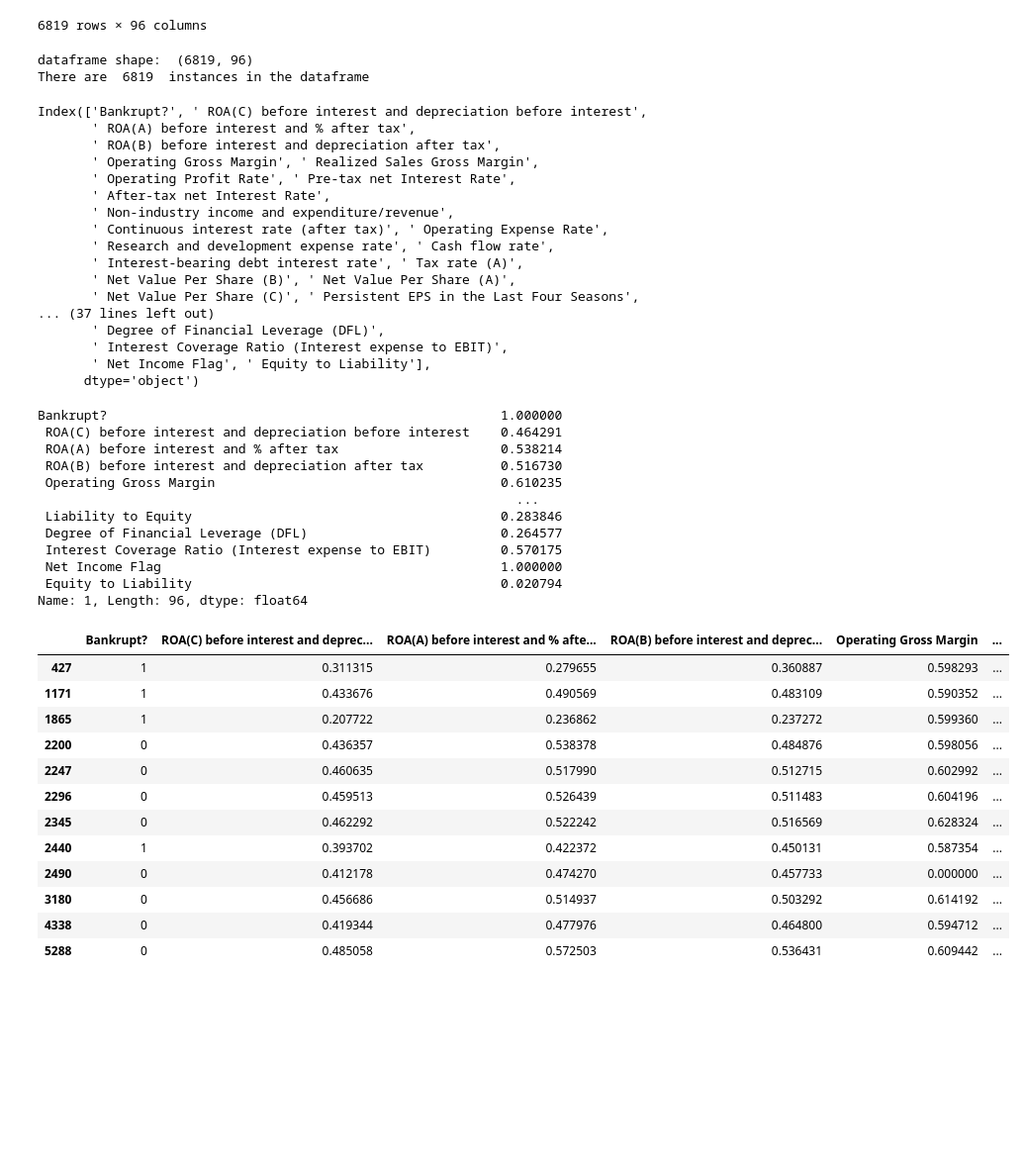
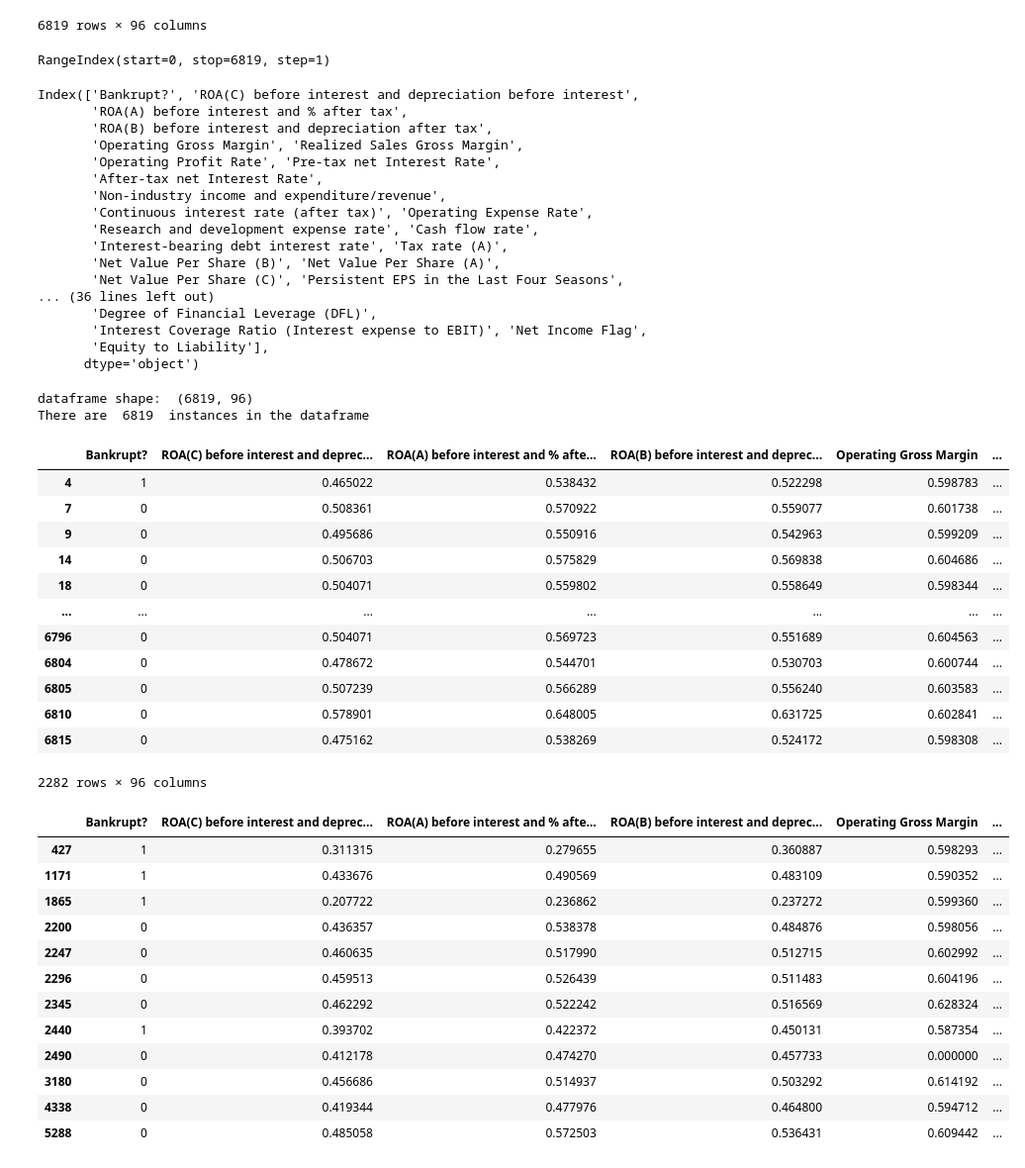
Before and after one commit to Azriy-Nazariee/DSAss, a Jupyter notebook: TT3L_Group8.ipynb, the cells around one changed output. Shown: that part at 99% size. Saved outputs shown, nothing was run; the diff lists cells and outputs as text; code cells hidden in the pictures; blank space fills up the shorter version.

```diff
--- a/TT3L_Group8.ipynb
+++ b/TT3L_Group8.ipynb
@@ -28,6 +34,31 @@ df
 | 6817 | 0 | 0.506264 | 0.559911 | 0.554045 | 0.607850 | ... |
 | 6818 | 0 | 0.493053 | 0.570105 | 0.549548 | 0.627409 | ... |
 6819 rows × 96 columns
+# %%
+df.index
+# %% [output]
+RangeIndex(start=0, stop=6819, step=1)
+# %%
+df.columns
+df.columns = df.columns.str.strip()
+# %% [output]
+Index(['Bankrupt?', 'ROA(C) before interest and depreciation before interest',
+       'ROA(A) before interest and % after tax',
+       'ROA(B) before interest and depreciation after tax',
+       'Operating Gross Margin', 'Realized Sales Gross Margin',
+       'Operating Profit Rate', 'Pre-tax net Interest Rate',
+       'After-tax net Interest Rate',
+       'Non-industry income and expenditure/revenue',
+       'Continuous interest rate (after tax)', 'Operating Expense Rate',
+       'Research and development expense rate', 'Cash flow rate',
+       'Interest-bearing debt interest rate', 'Tax rate (A)',
+       'Net Value Per Share (B)', 'Net Value Per Share (A)',
+       'Net Value Per Share (C)', 'Persistent EPS in the Last Four Seasons',
+... (36 lines left out)
+       'Degree of Financial Leverage (DFL)',
+       'Interest Coverage Ratio (Interest expense to EBIT)', 'Net Income Flag',
+       'Equity to Liability'],
+      dtype='object')
 # %%
 # How many instances are there in the dataset ?
 print("dataframe shape: ", df.shape)
@@ -35,39 +66,21 @@ print("There are ", df.shape[0], " instances in the dataframe")
 # %% [output]
 dataframe shape:  (6819, 96)
 There are  6819  instances in the dataframe
-# %%
-df.columns
-# %% [output]
-Index(['Bankrupt?', ' ROA(C) before interest and depreciation before interest',
-       ' ROA(A) before interest and % after tax',
-       ' ROA(B) before interest and depreciation after tax',
-       ' Operating Gross Margin', ' Realized Sales Gross Margin',
-       ' Operating Profit Rate', ' Pre-tax net Interest Rate',
-       ' After-tax net Interest Rate',
-       ' Non-industry income and expenditure/revenue',
-       ' Continuous interest rate (after tax)', ' Operating Expense Rate',
-       ' Research and development expense rate', ' Cash flow rate',
-       ' Interest-bearing debt interest rate', ' Tax rate (A)',
-       ' Net Value Per Share (B)', ' Net Value Per Share (A)',
-       ' Net Value Per Share (C)', ' Persistent EPS in the Last Four Seasons',
-... (37 lines left out)
-       ' Degree of Financial Leverage (DFL)',
-       ' Interest Coverage Ratio (Interest expense to EBIT)',
-       ' Net Income Flag', ' Equity to Liability'],
-      dtype='object')
-# %%
-df.loc[1]
-# %% [output]
-Bankrupt?                                                   1.000000
- ROA(C) before interest and depreciation before interest    0.464291
- ROA(A) before interest and % after tax                     0.538214
- ROA(B) before interest and depreciation after tax          0.516730
- Operating Gross Margin                                     0.610235
-                                                              ...
- Liability to Equity                                        0.283846
- Degree of Financial Leverage (DFL)                         0.264577
- Interest Coverage Ratio (Interest expense to EBIT)         0.570175
- Net Income Flag                                            1.000000
- Equity to Liability                                        0.020794
-Name: 1, Length: 96, dtype: float64
+# %%
+operExpRate = df[df['Operating Expense Rate'] > 1]
+operExpRate
+# %% [output]
+|  | Bankrupt? | ROA(C) before interest and deprec... | ROA(A) before interest and % afte... | ROA(B) before interest and deprec... | Operating Gross Margin | ... |
+| 4 | 1 | 0.465022 | 0.538432 | 0.522298 | 0.598783 | ... |
+| 7 | 0 | 0.508361 | 0.570922 | 0.559077 | 0.601738 | ... |
+| 9 | 0 | 0.495686 | 0.550916 | 0.542963 | 0.599209 | ... |
+| 14 | 0 | 0.506703 | 0.575829 | 0.569838 | 0.604686 | ... |
+| 18 | 0 | 0.504071 | 0.559802 | 0.558649 | 0.598344 | ... |
+| ... | ... | ... | ... | ... | ... | ... |
+| 6796 | 0 | 0.504071 | 0.569723 | 0.551689 | 0.604563 | ... |
+| 6804 | 0 | 0.478672 | 0.544701 | 0.530703 | 0.600744 | ... |
+| 6805 | 0 | 0.507239 | 0.566289 | 0.556240 | 0.603583 | ... |
+| 6810 | 0 | 0.578901 | 0.648005 | 0.631725 | 0.602841 | ... |
+| 6815 | 0 | 0.475162 | 0.538269 | 0.524172 | 0.598308 | ... |
+2282 rows × 96 columns
 # %%
```
Also changed, not shown: parts of 9 cells of this notebook.
